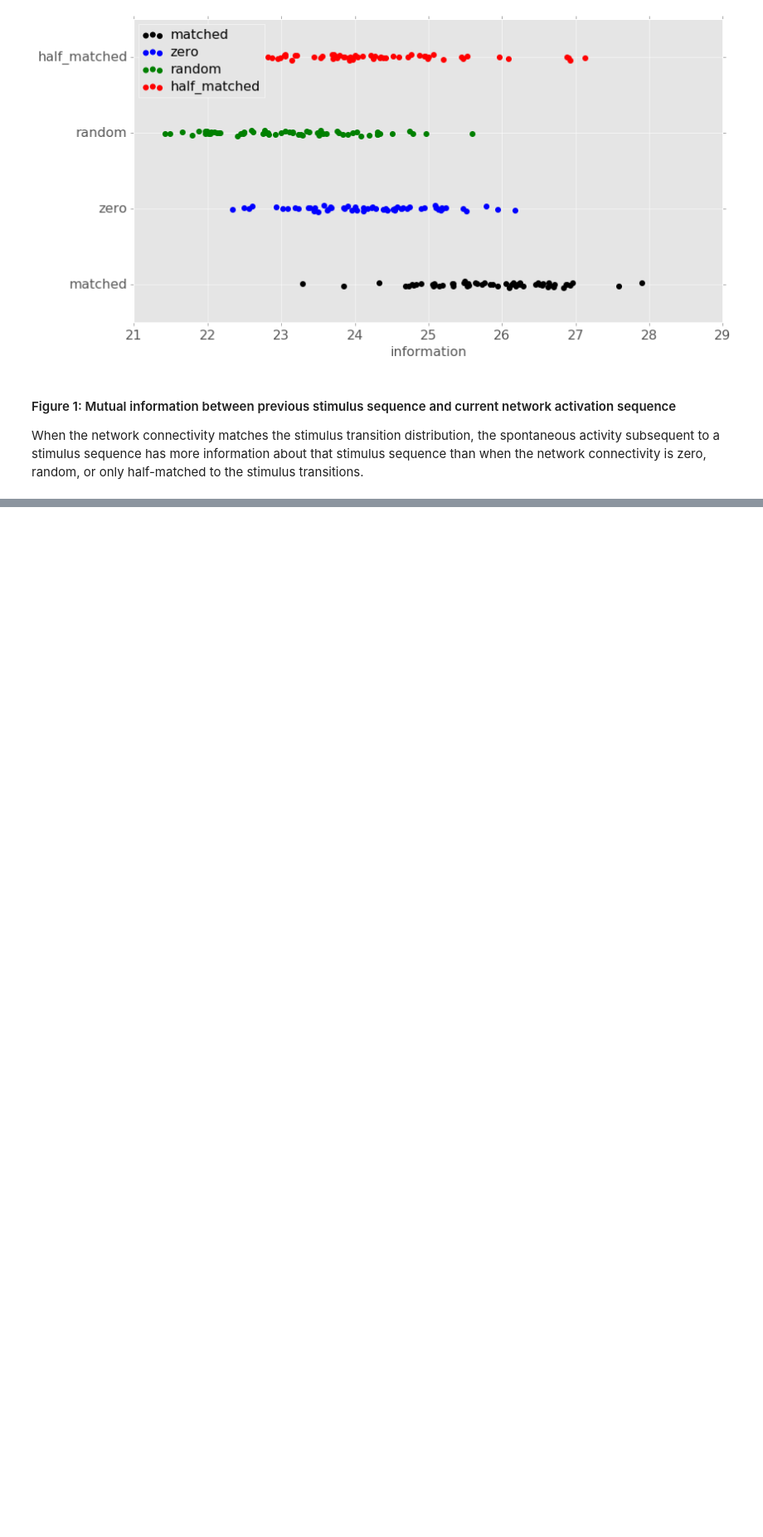
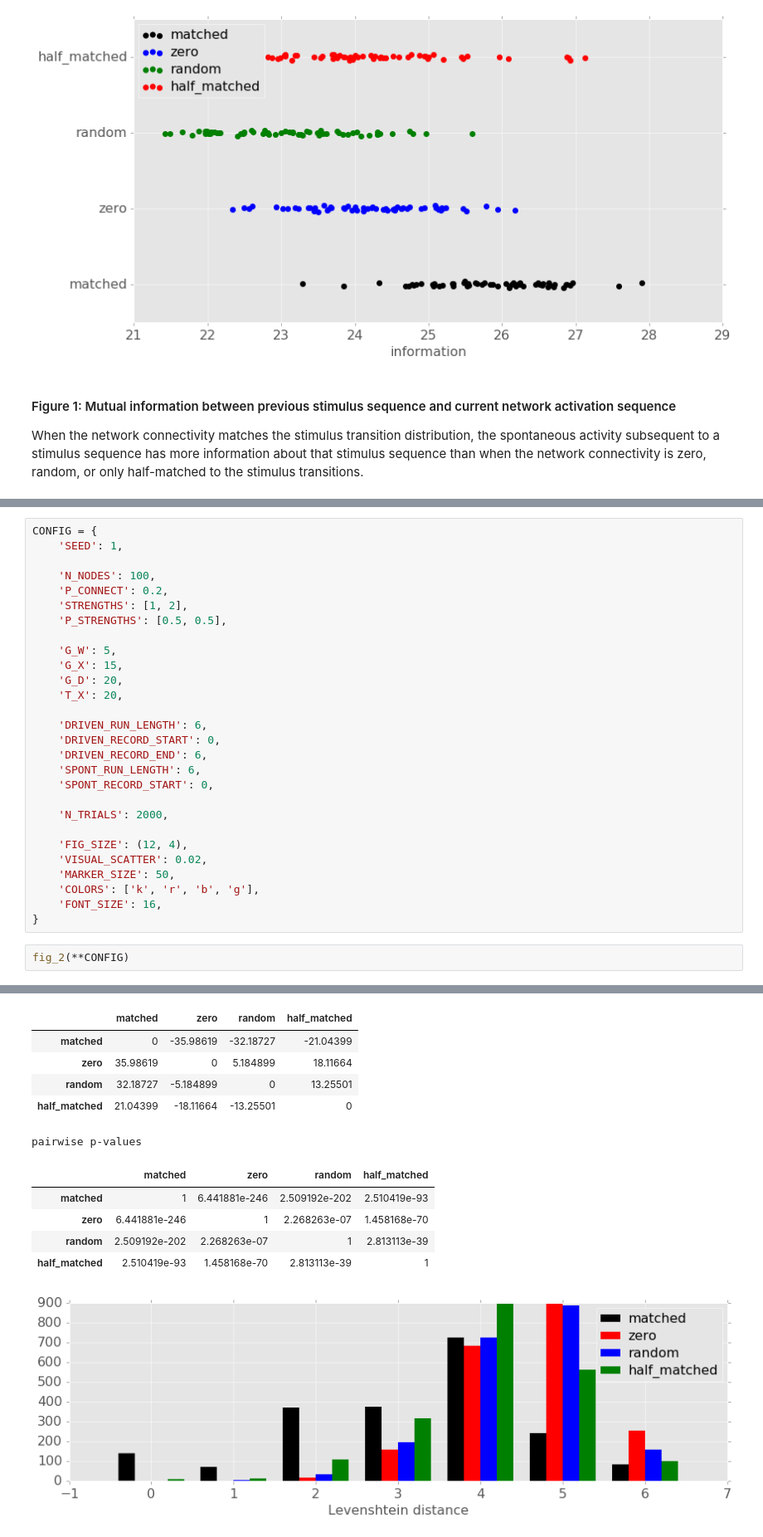
Before and after one commit to rkp8000/nothing_but_reruns, a Jupyter notebook: _4_past_stimulus_decoding.ipynb, the cells around one changed output, grey strips where cells are left out. Shown at 83% size. Cells and saved outputs as stored; diff of their text form; blank space fills up the shorter version.

Commit message:
Add levenshtein decoding plot for previous stim vs. current activation pattern.

```diff
--- a/_4_past_stimulus_decoding.ipynb
+++ b/_4_past_stimulus_decoding.ipynb
@@ -49,0 +52,31 @@ When the network connectivity matches the stimulus transition distribution, the
+# %%
+CONFIG = {
+    'SEED': 1,
+
+    'N_NODES': 100,
+    'P_CONNECT': 0.2,
+    'STRENGTHS': [1, 2],
+    'P_STRENGTHS': [0.5, 0.5],
+
+    'G_W': 5,
+    'G_X': 15,
+    'G_D': 20,
+    'T_X': 20,
+
+    'DRIVEN_RUN_LENGTH': 6,
+    'DRIVEN_RECORD_START': 0,
+    'DRIVEN_RECORD_END': 6,
+    'SPONT_RUN_LENGTH': 6,
+    'SPONT_RECORD_START': 0,
+
+    'N_TRIALS': 2000,
+
+    'FIG_SIZE': (12, 4),
+    'VISUAL_SCATTER': 0.02,
+    'MARKER_SIZE': 50,
+    'COLORS': ['k', 'r', 'b', 'g'],
+    'FONT_SIZE': 16,
+}
+# %%
+fig_2(**CONFIG)
+# %% [output]
@@ -49,0 +84,12 @@ When the network connectivity matches the stimulus transition distribution, the
+|  | matched | zero | random | half_matched |
+| matched | 0 | -35.98619 | -32.18727 | -21.04399 |
+| zero | 35.98619 | 0 | 5.184899 | 18.11664 |
+| random | 32.18727 | -5.184899 | 0 | 13.25501 |
+| half_matched | 21.04399 | -18.11664 | -13.25501 | 0 |
+pairwise p-values
+|  | matched | zero | random | half_matched |
+| matched | 1 | 6.441881e-246 | 2.509192e-202 | 2.510419e-93 |
+| zero | 6.441881e-246 | 1 | 2.268263e-07 | 1.458168e-70 |
+| random | 2.509192e-202 | 2.268263e-07 | 1 | 2.813113e-39 |
+| half_matched | 2.510419e-93 | 1.458168e-70 | 2.813113e-39 | 1 |
+[figure, added]
```
Also changed, not shown: parts of 2 cells of this notebook.
